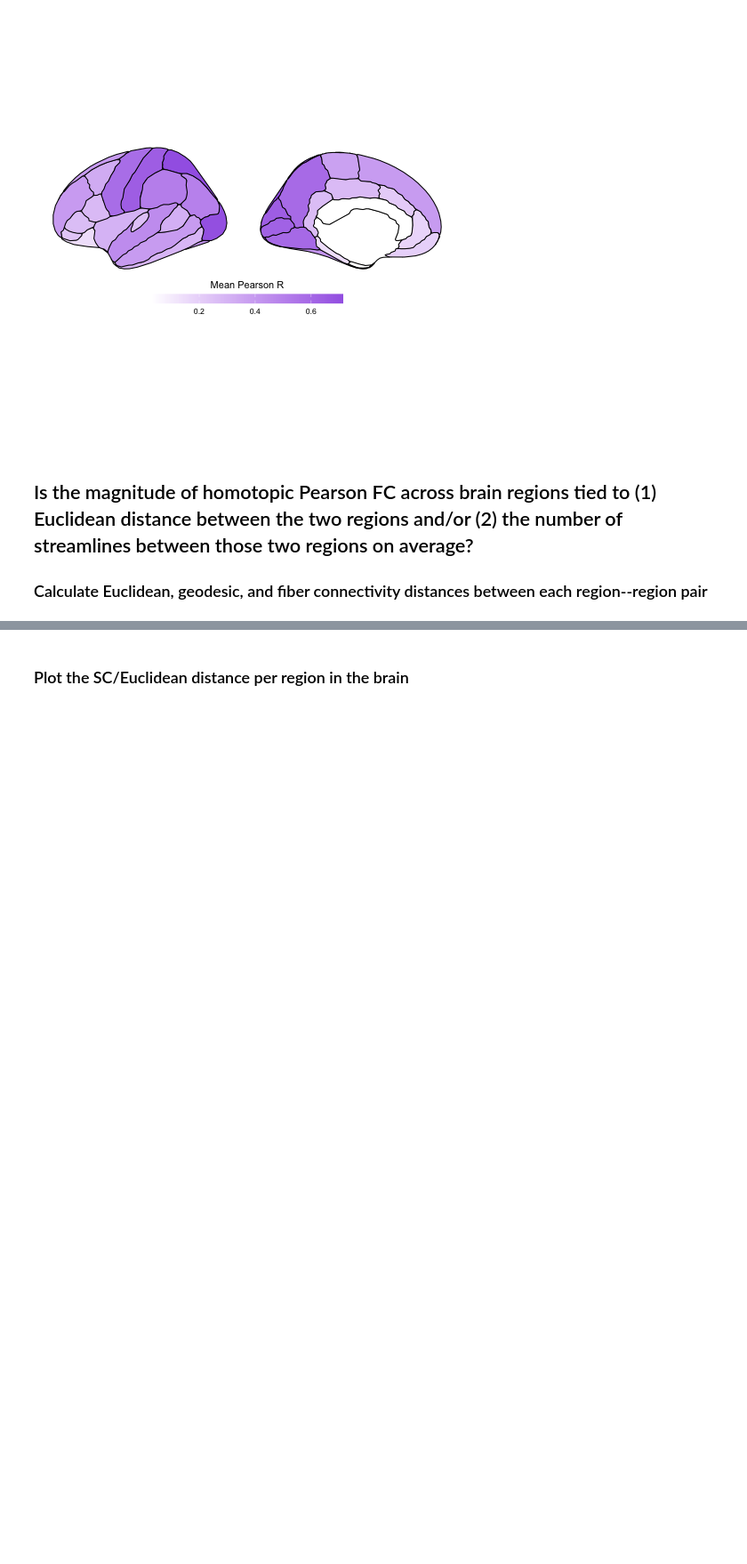
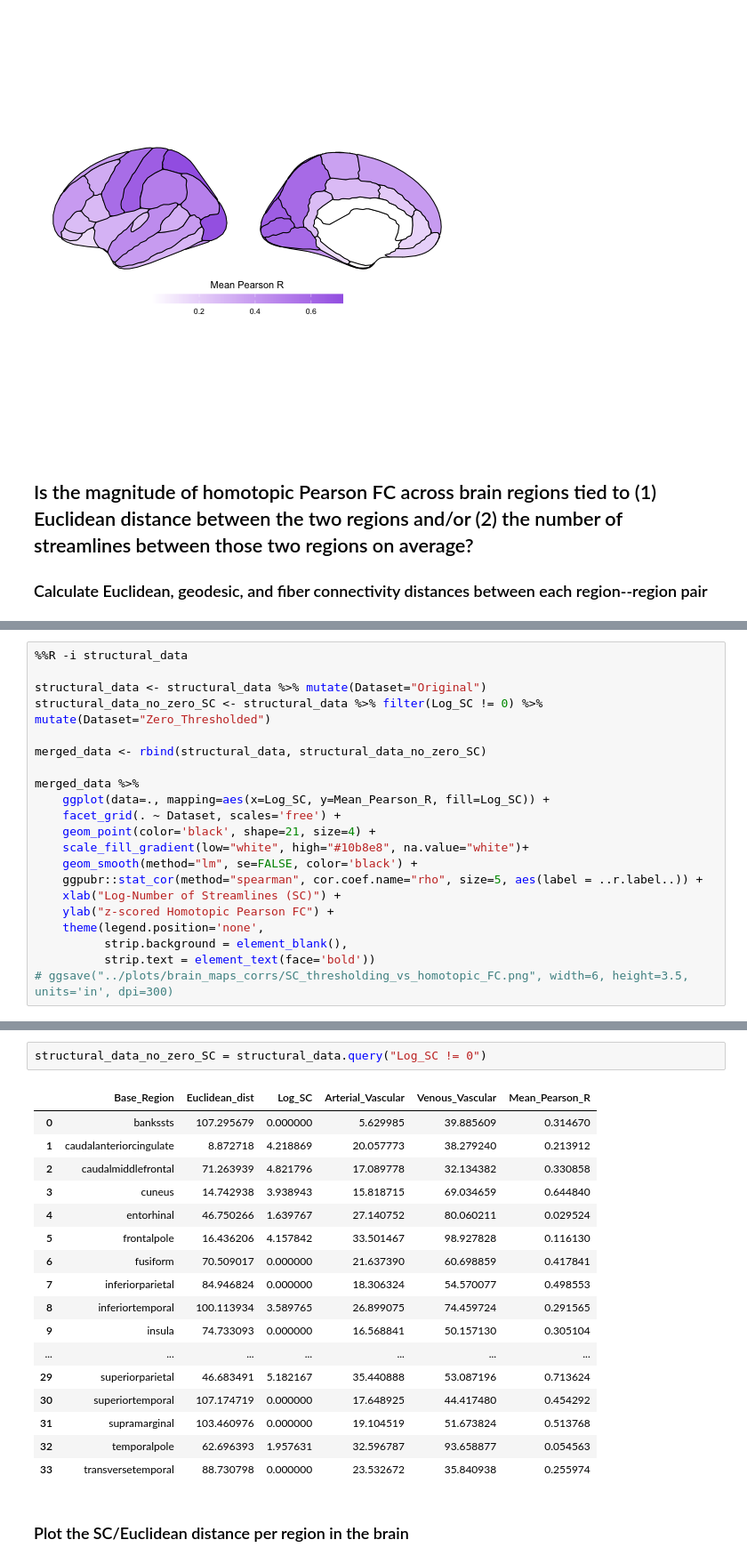
Before and after one commit to DynamicsAndNeuralSystems/Directed_information_fMRI, a Jupyter notebook: data_visualization/4_Pearson_HoFC_vs_structural_vascular.ipynb, the cells around one changed output, grey strips where cells are left out. Shown at 89% size. Cells and saved outputs as stored; diff of their text form; blank space fills up the shorter version.

```diff
--- a/data_visualization/4_Pearson_HoFC_vs_structural_vascular.ipynb
+++ b/data_visualization/4_Pearson_HoFC_vs_structural_vascular.ipynb
@@ -351,0 +345,21 @@ generated.
+# %%
+%%R -i structural_data
+
+structural_data <- structural_data %>% mutate(Dataset="Original")
+structural_data_no_zero_SC <- structural_data %>% filter(Log_SC != 0) %>% mutate(Dataset="Zero_Thresholded")
+
+merged_data <- rbind(structural_data, structural_data_no_zero_SC)
+
+merged_data %>%
+    ggplot(data=., mapping=aes(x=Log_SC, y=Mean_Pearson_R, fill=Log_SC)) +
+    facet_grid(. ~ Dataset, scales='free') +
+    geom_point(color='black', shape=21, size=4) +
+    scale_fill_gradient(low="white", high="#10b8e8", na.value="white")+
+    geom_smooth(method="lm", se=FALSE, color='black') +
+    ggpubr::stat_cor(method="spearman", cor.coef.name="rho", size=5, aes(label = ..r.label..)) +
+    xlab("Log-Number of Streamlines (SC)") +
+    ylab("z-scored Homotopic Pearson FC") +
+    theme(legend.position='none',
+          strip.background = element_blank(),
+          strip.text = element_text(face='bold'))
+# ggsave("../plots/brain_maps_corrs/SC_thresholding_vs_homotopic_FC.png", width=6, height=3.5, units='in', dpi=300)
@@ -352,3 +385,23 @@ generated.
+# %%
+structural_data_no_zero_SC = structural_data.query("Log_SC != 0")
+# %% [output]
+|  | Base_Region | Euclidean_dist | Log_SC | Arterial_Vascular | Venous_Vascular | Mean_Pearson_R |
+| 0 | bankssts | 107.295679 | 0.000000 | 5.629985 | 39.885609 | 0.314670 |
+| 1 | caudalanteriorcingulate | 8.872718 | 4.218869 | 20.057773 | 38.279240 | 0.213912 |
+| 2 | caudalmiddlefrontal | 71.263939 | 4.821796 | 17.089778 | 32.134382 | 0.330858 |
+| 3 | cuneus | 14.742938 | 3.938943 | 15.818715 | 69.034659 | 0.644840 |
+| 4 | entorhinal | 46.750266 | 1.639767 | 27.140752 | 80.060211 | 0.029524 |
+| 5 | frontalpole | 16.436206 | 4.157842 | 33.501467 | 98.927828 | 0.116130 |
+| 6 | fusiform | 70.509017 | 0.000000 | 21.637390 | 60.698859 | 0.417841 |
+| 7 | inferiorparietal | 84.946824 | 0.000000 | 18.306324 | 54.570077 | 0.498553 |
+| 8 | inferiortemporal | 100.113934 | 3.589765 | 26.899075 | 74.459724 | 0.291565 |
+| 9 | insula | 74.733093 | 0.000000 | 16.568841 | 50.157130 | 0.305104 |
+| ... | ... | ... | ... | ... | ... | ... |
+| 29 | superiorparietal | 46.683491 | 5.182167 | 35.440888 | 53.087196 | 0.713624 |
+| 30 | superiortemporal | 107.174719 | 0.000000 | 17.648925 | 44.417480 | 0.454292 |
+| 31 | supramarginal | 103.460976 | 0.000000 | 19.104519 | 51.673824 | 0.513768 |
+| 32 | temporalpole | 62.696393 | 1.957631 | 32.596787 | 93.658877 | 0.054563 |
+| 33 | transversetemporal | 88.730798 | 0.000000 | 23.532672 | 35.840938 | 0.255974 |
 # %% [markdown]
 ### Plot the SC/Euclidean distance per region in the brain
 # %%
```
Also changed, not shown: parts of 4 cells of this notebook, 23 other files.
